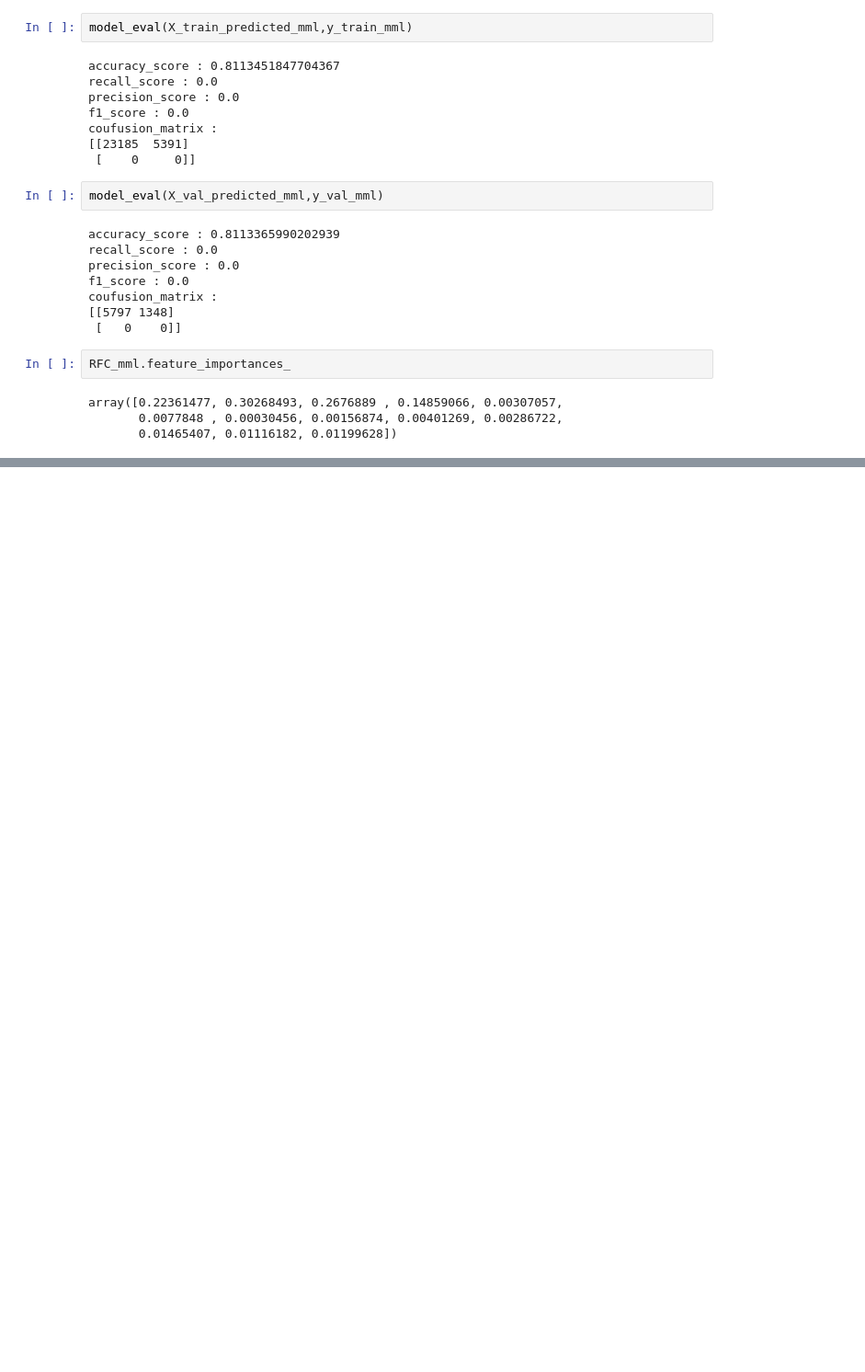
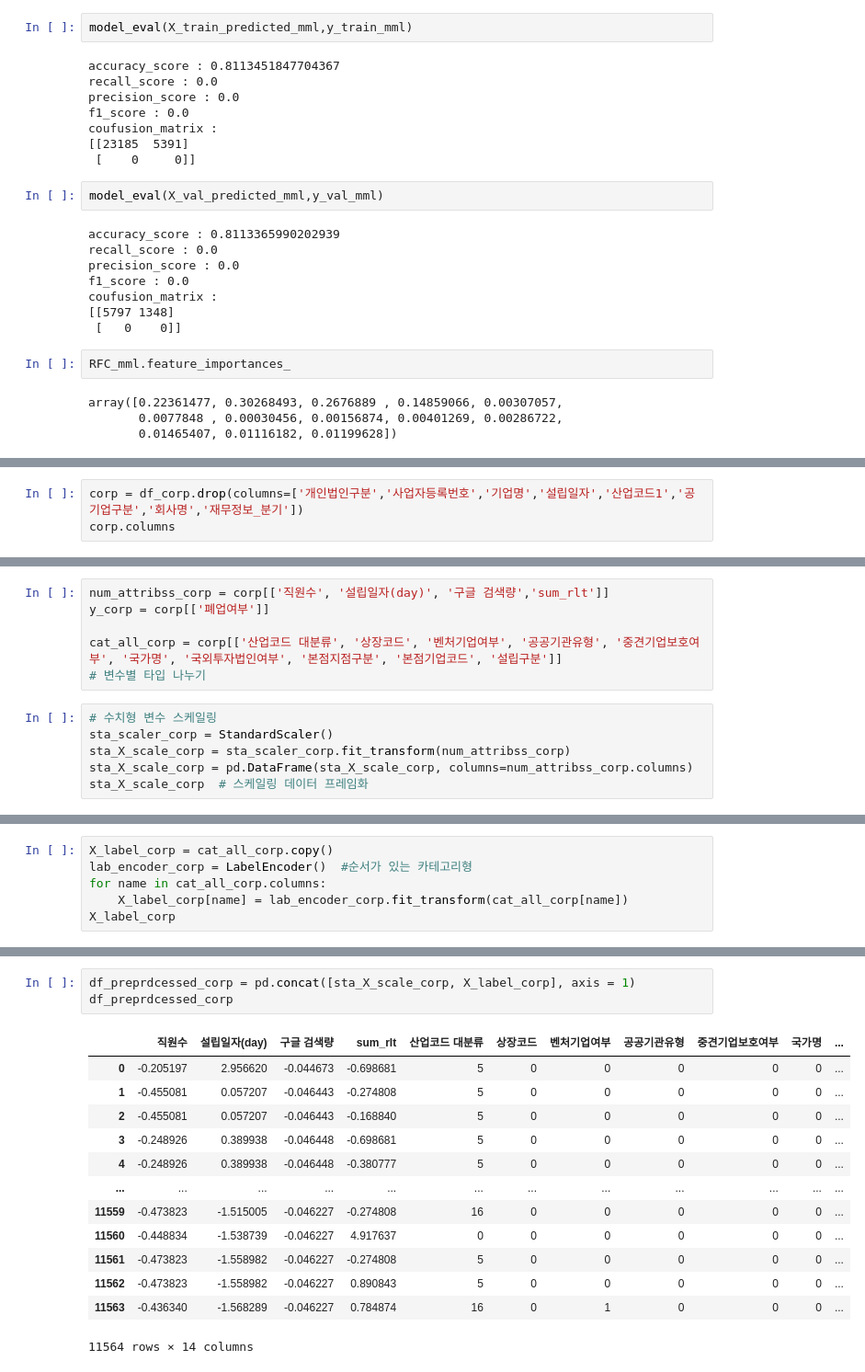
Before and after one commit to YoonJiHwan98/numble_repo, a Jupyter notebook: code/RandomForest_feature_engineering_test.ipynb, the cells around one changed output, grey strips where cells are left out. Shown at 92% size. Cells and saved outputs as stored; diff of their text form; blank space fills up the shorter version.

```diff
--- a/code/RandomForest_feature_engineering_test.ipynb
+++ b/code/RandomForest_feature_engineering_test.ipynb
@@ -546,0 +549,3 @@ array([0.22361477, 0.30268493, 0.2676889 , 0.14859066, 0.00307057,
+# %%
+corp = df_corp.drop(columns=['개인법인구분','사업자등록번호','기업명','설립일자','산업코드1','공기업구분','회사명','재무정보_분기'])
+corp.columns
@@ -546,0 +557,12 @@ array([0.22361477, 0.30268493, 0.2676889 , 0.14859066, 0.00307057,
+# %%
+num_attribss_corp = corp[['직원수', '설립일자(day)', '구글 검색량','sum_rlt']]
+y_corp = corp[['폐업여부']]
+
+cat_all_corp = corp[['산업코드 대분류', '상장코드', '벤처기업여부', '공공기관유형', '중견기업보호여부', '국가명', '국외투자법인여부', '본점지점구분', '본점기업코드', '설립구분']]
+# 변수별 타입 나누기
+# %%
+# 수치형 변수 스케일링
+sta_scaler_corp = StandardScaler()
+sta_X_scale_corp = sta_scaler_corp.fit_transform(num_attribss_corp)
+sta_X_scale_corp = pd.DataFrame(sta_X_scale_corp, columns=num_attribss_corp.columns)
+sta_X_scale_corp  # 스케일링 데이터 프레임화
@@ -546,0 +583,6 @@ array([0.22361477, 0.30268493, 0.2676889 , 0.14859066, 0.00307057,
+# %%
+X_label_corp = cat_all_corp.copy()
+lab_encoder_corp = LabelEncoder()  #순서가 있는 카테고리형
+for name in cat_all_corp.columns:
+    X_label_corp[name] = lab_encoder_corp.fit_transform(cat_all_corp[name])
+X_label_corp
@@ -546,0 +603,17 @@ array([0.22361477, 0.30268493, 0.2676889 , 0.14859066, 0.00307057,
+# %%
+df_preprdcessed_corp = pd.concat([sta_X_scale_corp, X_label_corp], axis = 1)
+df_preprdcessed_corp
+# %% [output]
+|  | 직원수 | 설립일자(day) | 구글 검색량 | sum_rlt | 산업코드 대분류 | 상장코드 | 벤처기업여부 | 공공기관유형 | 중견기업보호여부 | 국가명 | ... |
+| 0 | -0.205197 | 2.956620 | -0.044673 | -0.698681 | 5 | 0 | 0 | 0 | 0 | 0 | ... |
+| 1 | -0.455081 | 0.057207 | -0.046443 | -0.274808 | 5 | 0 | 0 | 0 | 0 | 0 | ... |
+| 2 | -0.455081 | 0.057207 | -0.046443 | -0.168840 | 5 | 0 | 0 | 0 | 0 | 0 | ... |
+| 3 | -0.248926 | 0.389938 | -0.046448 | -0.698681 | 5 | 0 | 0 | 0 | 0 | 0 | ... |
+| 4 | -0.248926 | 0.389938 | -0.046448 | -0.380777 | 5 | 0 | 0 | 0 | 0 | 0 | ... |
+| ... | ... | ... | ... | ... | ... | ... | ... | ... | ... | ... | ... |
+| 11559 | -0.473823 | -1.515005 | -0.046227 | -0.274808 | 16 | 0 | 0 | 0 | 0 | 0 | ... |
+| 11560 | -0.448834 | -1.538739 | -0.046227 | 4.917637 | 0 | 0 | 0 | 0 | 0 | 0 | ... |
+| 11561 | -0.473823 | -1.558982 | -0.046227 | -0.274808 | 5 | 0 | 0 | 0 | 0 | 0 | ... |
+| 11562 | -0.473823 | -1.558982 | -0.046227 | 0.890843 | 5 | 0 | 0 | 0 | 0 | 0 | ... |
+| 11563 | -0.436340 | -1.568289 | -0.046227 | 0.784874 | 16 | 0 | 1 | 0 | 0 | 0 | ... |
+11564 rows × 14 columns
```
Also changed, not shown: parts of 18 cells of this notebook, 3 other files.
